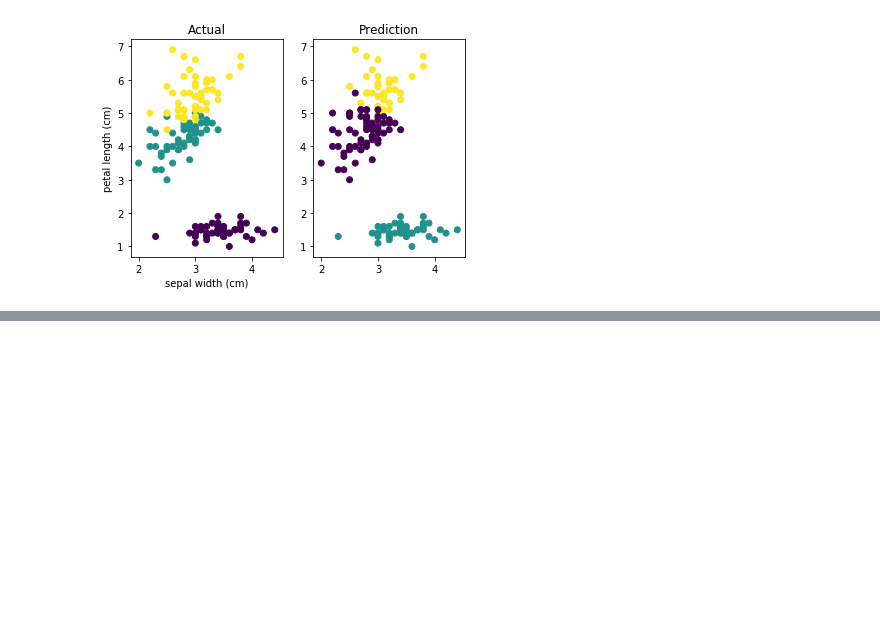
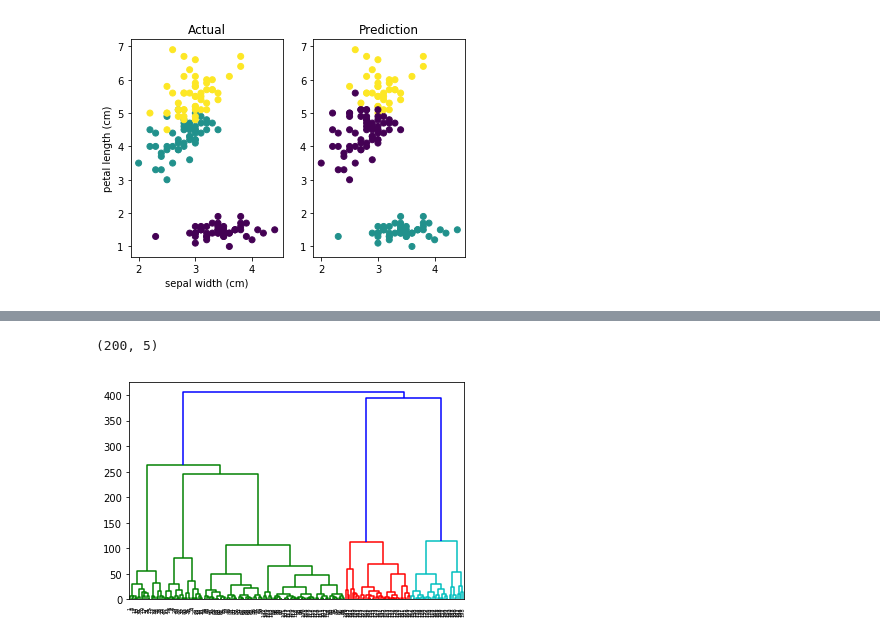
Before and after one commit to anqitu/SckitLearn, a Jupyter notebook: exercises/Module 4 Clustering.ipynb, the cells around one changed output, grey strips where cells are left out. Drawn from its saved outputs; the diff is of its cells as text; code cells hidden in the pictures; blank space fills up the shorter version.

Commit message:
Add mall_customer csv

```diff
--- a/exercises/Module 4 Clustering.ipynb
+++ b/exercises/Module 4 Clustering.ipynb
@@ -206,0 +144,2 @@ weighted avg       0.80      0.48      0.58      2000
+# %%
+customers=pd.read_csv('data/mall_customers.csv')
@@ -206,0 +155,14 @@ weighted avg       0.80      0.48      0.58      2000
+# %%
+customers.shape
+# %% [output]
+(200, 5)
+# %%
+X=customers[['Annual Income (k$)', 'Spending Score (1-100)']]
+# %%
+# Finding optimal number of cluster using dendrogram
+# From the below graph we can see that optimal number of custer will be 5.
+import scipy
+from scipy.cluster import hierarchy
+dendro=hierarchy.dendrogram(hierarchy.linkage(X,method='ward'))
+# %% [output]
+[figure, added]
```
Also changed, not shown: parts of 56 cells of this notebook, 4 other files.
